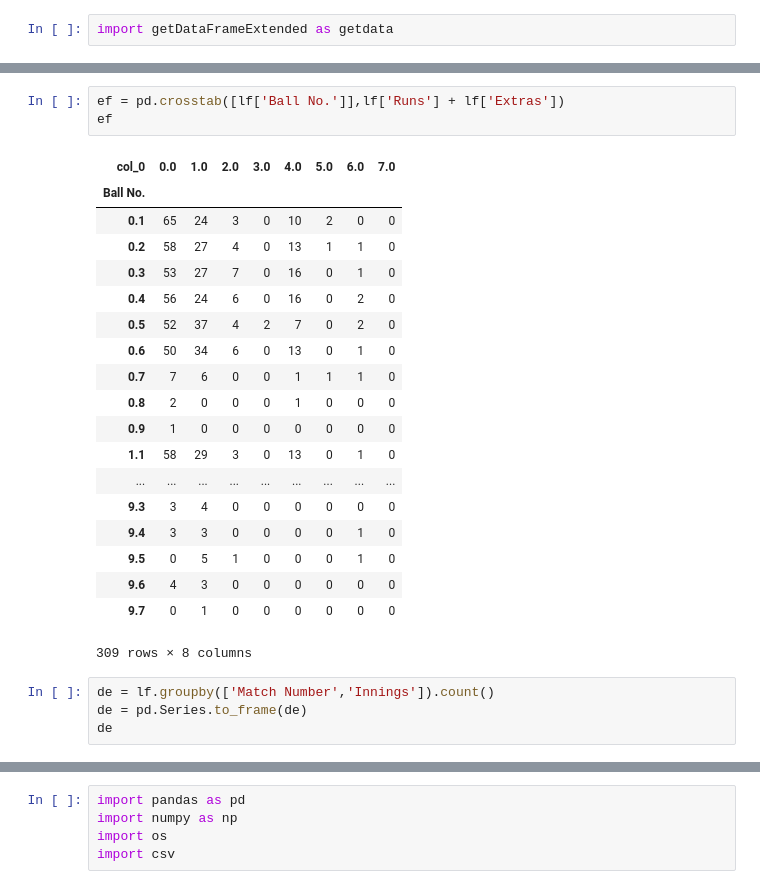
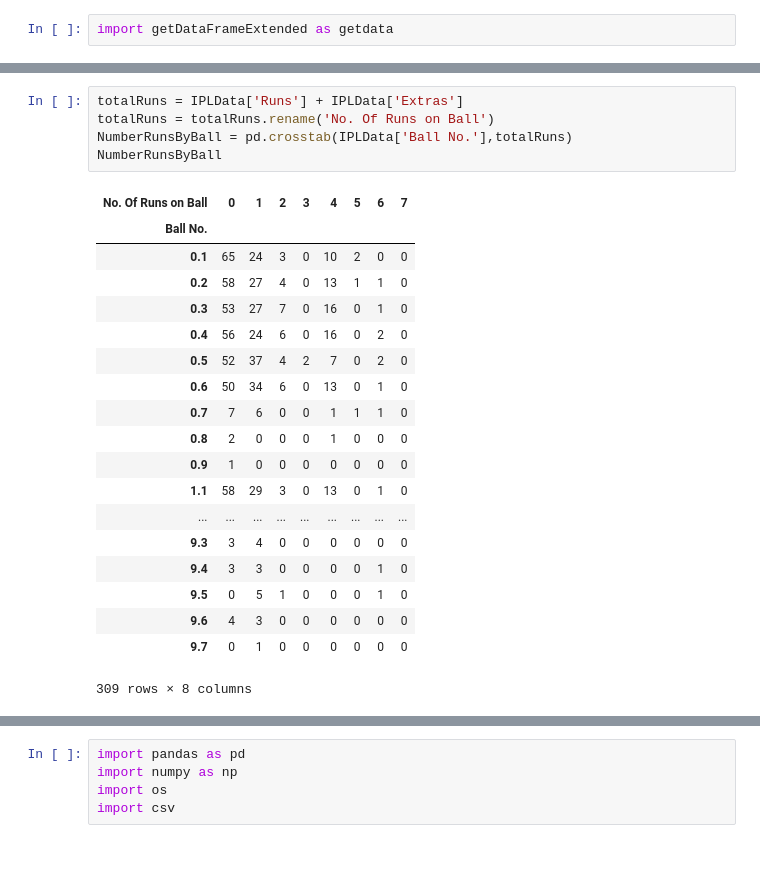
Before and after one commit to chrisrauch193/CS2006Practical3, a Jupyter notebook: Testing Data.ipynb, the cells around one changed output, grey strips where cells are left out. Cells and saved outputs as stored; diff of their text form; blank space fills up the shorter version.

```diff
--- a/Testing Data.ipynb
+++ b/Testing Data.ipynb
@@ -63,30 +49,28 @@ pf
 | Saurashtra Cricket Association St... | 350 | 517 | 120 | 9 | 140 | 3 | 31 | 0 |
 | Shaheed Veer Narayan Singh Intern... | 156 | 214 | 47 | 1 | 51 | 3 | 11 | 0 |
 | Wankhede Stadium | 350 | 363 | 64 | 4 | 109 | 3 | 46 | 0 |
-# %%
-ef = pd.crosstab([lf['Ball No.']],lf['Runs'] + lf['Extras'])
-ef
-# %% [output]
-| col_0 | 0.0 | 1.0 | 2.0 | 3.0 | 4.0 | 5.0 | 6.0 | 7.0 |
-| Ball No. |  |  |  |  |  |  |  |  |
-| 0.1 | 65 | 24 | 3 | 0 | 10 | 2 | 0 | 0 |
-| 0.2 | 58 | 27 | 4 | 0 | 13 | 1 | 1 | 0 |
-| 0.3 | 53 | 27 | 7 | 0 | 16 | 0 | 1 | 0 |
-| 0.4 | 56 | 24 | 6 | 0 | 16 | 0 | 2 | 0 |
-| 0.5 | 52 | 37 | 4 | 2 | 7 | 0 | 2 | 0 |
-| 0.6 | 50 | 34 | 6 | 0 | 13 | 0 | 1 | 0 |
-| 0.7 | 7 | 6 | 0 | 0 | 1 | 1 | 1 | 0 |
-| 0.8 | 2 | 0 | 0 | 0 | 1 | 0 | 0 | 0 |
-| 0.9 | 1 | 0 | 0 | 0 | 0 | 0 | 0 | 0 |
-| 1.1 | 58 | 29 | 3 | 0 | 13 | 0 | 1 | 0 |
-| ... | ... | ... | ... | ... | ... | ... | ... | ... |
-| 9.3 | 3 | 4 | 0 | 0 | 0 | 0 | 0 | 0 |
-| 9.4 | 3 | 3 | 0 | 0 | 0 | 0 | 1 | 0 |
-| 9.5 | 0 | 5 | 1 | 0 | 0 | 0 | 1 | 0 |
-| 9.6 | 4 | 3 | 0 | 0 | 0 | 0 | 0 | 0 |
-| 9.7 | 0 | 1 | 0 | 0 | 0 | 0 | 0 | 0 |
-309 rows × 8 columns
-# %%
-de = lf.groupby(['Match Number','Innings']).count()
-de = pd.Series.to_frame(de)
-de
+# %%
+totalRuns = IPLData['Runs'] + IPLData['Extras']
+totalRuns = totalRuns.rename('No. Of Runs on Ball')
+NumberRunsByBall = pd.crosstab(IPLData['Ball No.'],totalRuns)
+NumberRunsByBall
+# %% [output]
+| No. Of Runs on Ball | 0 | 1 | 2 | 3 | 4 | 5 | 6 | 7 |
+| Ball No. |  |  |  |  |  |  |  |  |
+| 0.1 | 65 | 24 | 3 | 0 | 10 | 2 | 0 | 0 |
+| 0.2 | 58 | 27 | 4 | 0 | 13 | 1 | 1 | 0 |
+| 0.3 | 53 | 27 | 7 | 0 | 16 | 0 | 1 | 0 |
+| 0.4 | 56 | 24 | 6 | 0 | 16 | 0 | 2 | 0 |
+| 0.5 | 52 | 37 | 4 | 2 | 7 | 0 | 2 | 0 |
+| 0.6 | 50 | 34 | 6 | 0 | 13 | 0 | 1 | 0 |
+| 0.7 | 7 | 6 | 0 | 0 | 1 | 1 | 1 | 0 |
+| 0.8 | 2 | 0 | 0 | 0 | 1 | 0 | 0 | 0 |
+| 0.9 | 1 | 0 | 0 | 0 | 0 | 0 | 0 | 0 |
+| 1.1 | 58 | 29 | 3 | 0 | 13 | 0 | 1 | 0 |
+| ... | ... | ... | ... | ... | ... | ... | ... | ... |
+| 9.3 | 3 | 4 | 0 | 0 | 0 | 0 | 0 | 0 |
+| 9.4 | 3 | 3 | 0 | 0 | 0 | 0 | 1 | 0 |
+| 9.5 | 0 | 5 | 1 | 0 | 0 | 0 | 1 | 0 |
+| 9.6 | 4 | 3 | 0 | 0 | 0 | 0 | 0 | 0 |
+| 9.7 | 0 | 1 | 0 | 0 | 0 | 0 | 0 | 0 |
+309 rows × 8 columns
```
Also changed, not shown: parts of 17 cells of this notebook, 2 other files.
